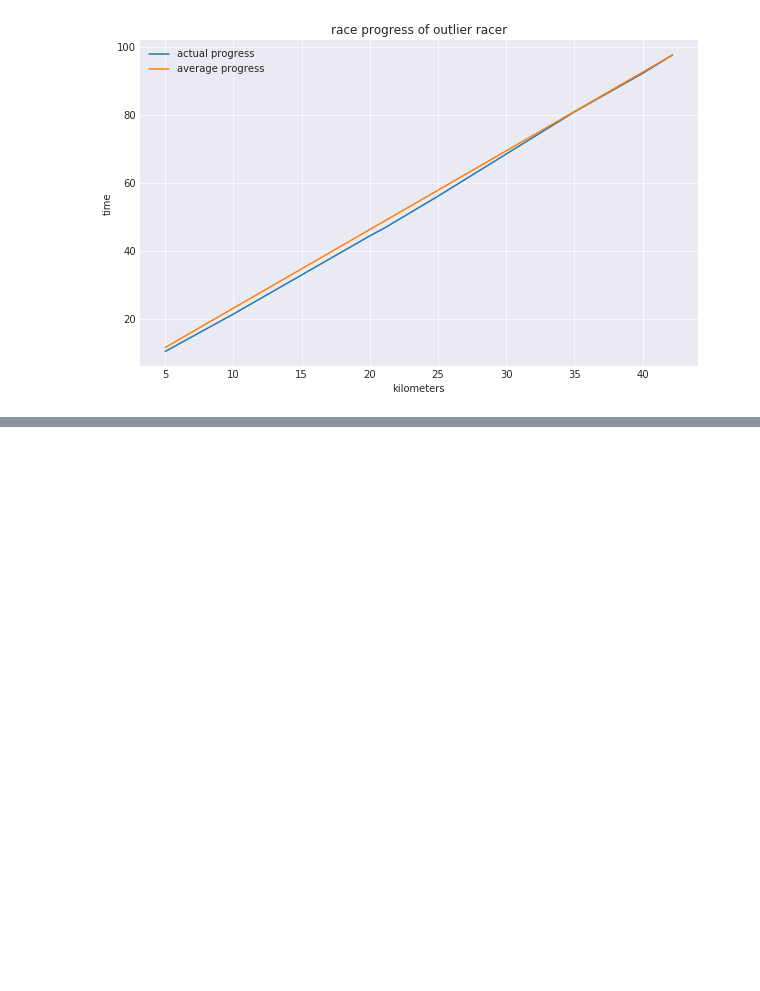
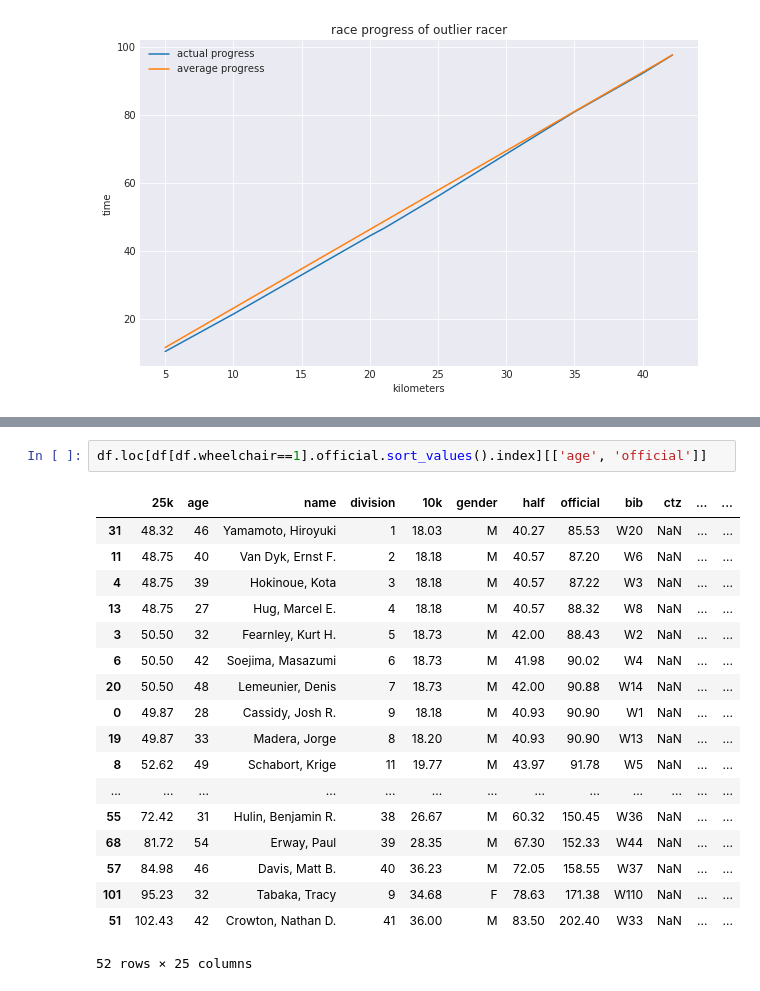
Before and after one commit to AlliedToasters/clustering_drills, a Jupyter notebook: runners.ipynb, the cells around one changed output, grey strips where cells are left out. Saved outputs shown, nothing was run; the diff lists cells and outputs as text; blank space fills up the shorter version.

```diff
--- a/runners.ipynb
+++ b/runners.ipynb
@@ -235,0 +243,21 @@ Name: official, dtype: float64
+# %%
+df.loc[df[df.wheelchair==1].official.sort_values().index][['age', 'official']]
+# %% [output]
+|  | 25k | age | name | division | 10k | gender | half | official | bib | ctz | ... | ... |
+| 31 | 48.32 | 46 | Yamamoto, Hiroyuki | 1 | 18.03 | M | 40.27 | 85.53 | W20 | NaN | ... | ... |
+| 11 | 48.75 | 40 | Van Dyk, Ernst F. | 2 | 18.18 | M | 40.57 | 87.20 | W6 | NaN | ... | ... |
+| 4 | 48.75 | 39 | Hokinoue, Kota | 3 | 18.18 | M | 40.57 | 87.22 | W3 | NaN | ... | ... |
+| 13 | 48.75 | 27 | Hug, Marcel E. | 4 | 18.18 | M | 40.57 | 88.32 | W8 | NaN | ... | ... |
+| 3 | 50.50 | 32 | Fearnley, Kurt H. | 5 | 18.73 | M | 42.00 | 88.43 | W2 | NaN | ... | ... |
+| 6 | 50.50 | 42 | Soejima, Masazumi | 6 | 18.73 | M | 41.98 | 90.02 | W4 | NaN | ... | ... |
+| 20 | 50.50 | 48 | Lemeunier, Denis | 7 | 18.73 | M | 42.00 | 90.88 | W14 | NaN | ... | ... |
+| 0 | 49.87 | 28 | Cassidy, Josh R. | 9 | 18.18 | M | 40.93 | 90.90 | W1 | NaN | ... | ... |
+| 19 | 49.87 | 33 | Madera, Jorge | 8 | 18.20 | M | 40.93 | 90.90 | W13 | NaN | ... | ... |
+| 8 | 52.62 | 49 | Schabort, Krige | 11 | 19.77 | M | 43.97 | 91.78 | W5 | NaN | ... | ... |
+| ... | ... | ... | ... | ... | ... | ... | ... | ... | ... | ... | ... | ... |
+| 55 | 72.42 | 31 | Hulin, Benjamin R. | 38 | 26.67 | M | 60.32 | 150.45 | W36 | NaN | ... | ... |
+| 68 | 81.72 | 54 | Erway, Paul | 39 | 28.35 | M | 67.30 | 152.33 | W44 | NaN | ... | ... |
+| 57 | 84.98 | 46 | Davis, Matt B. | 40 | 36.23 | M | 72.05 | 158.55 | W37 | NaN | ... | ... |
+| 101 | 95.23 | 32 | Tabaka, Tracy | 9 | 34.68 | F | 78.63 | 171.38 | W110 | NaN | ... | ... |
+| 51 | 102.43 | 42 | Crowton, Nathan D. | 41 | 36.00 | M | 83.50 | 202.40 | W33 | NaN | ... | ... |
+52 rows × 25 columns
```
Also changed, not shown: parts of 2 cells of this notebook.
